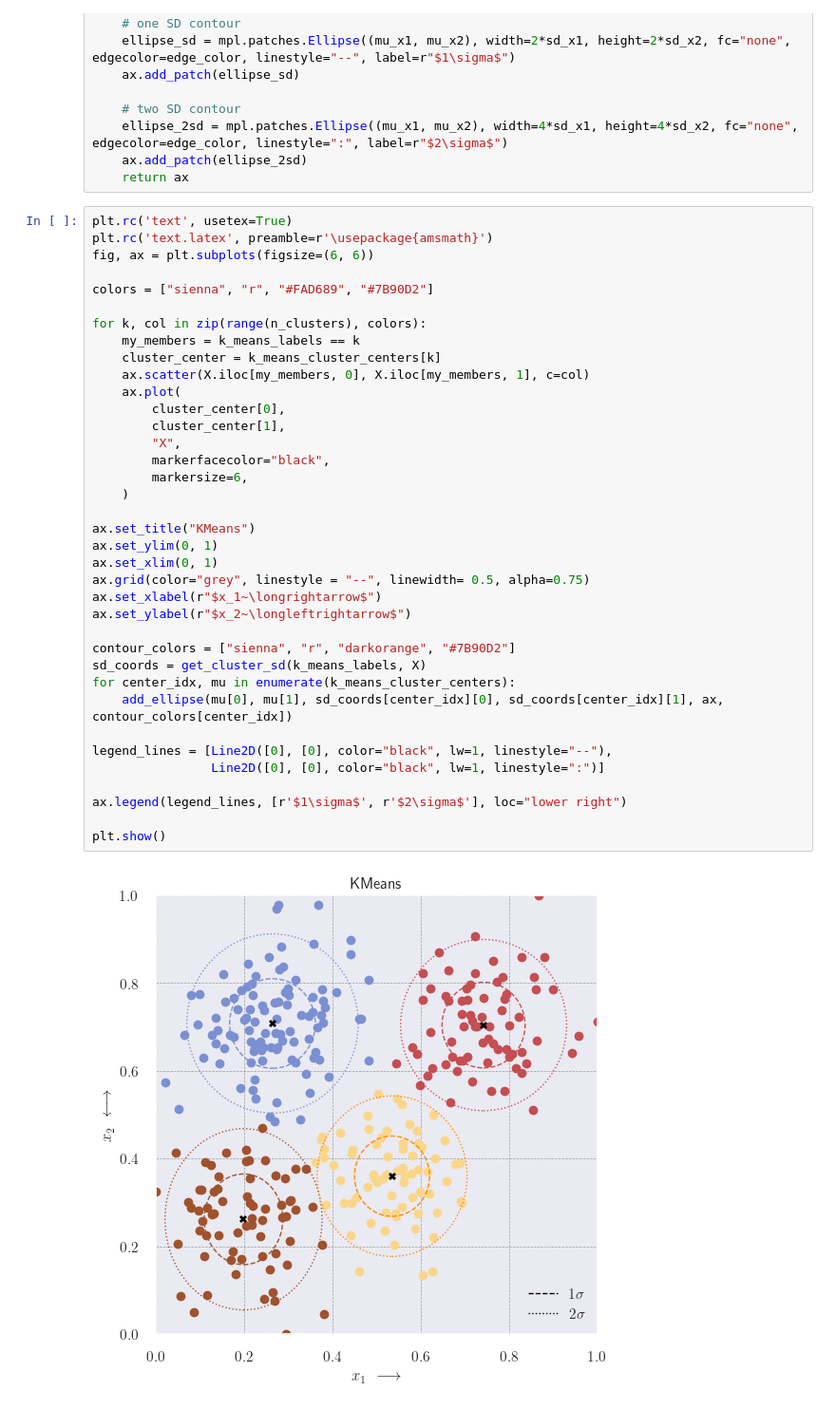
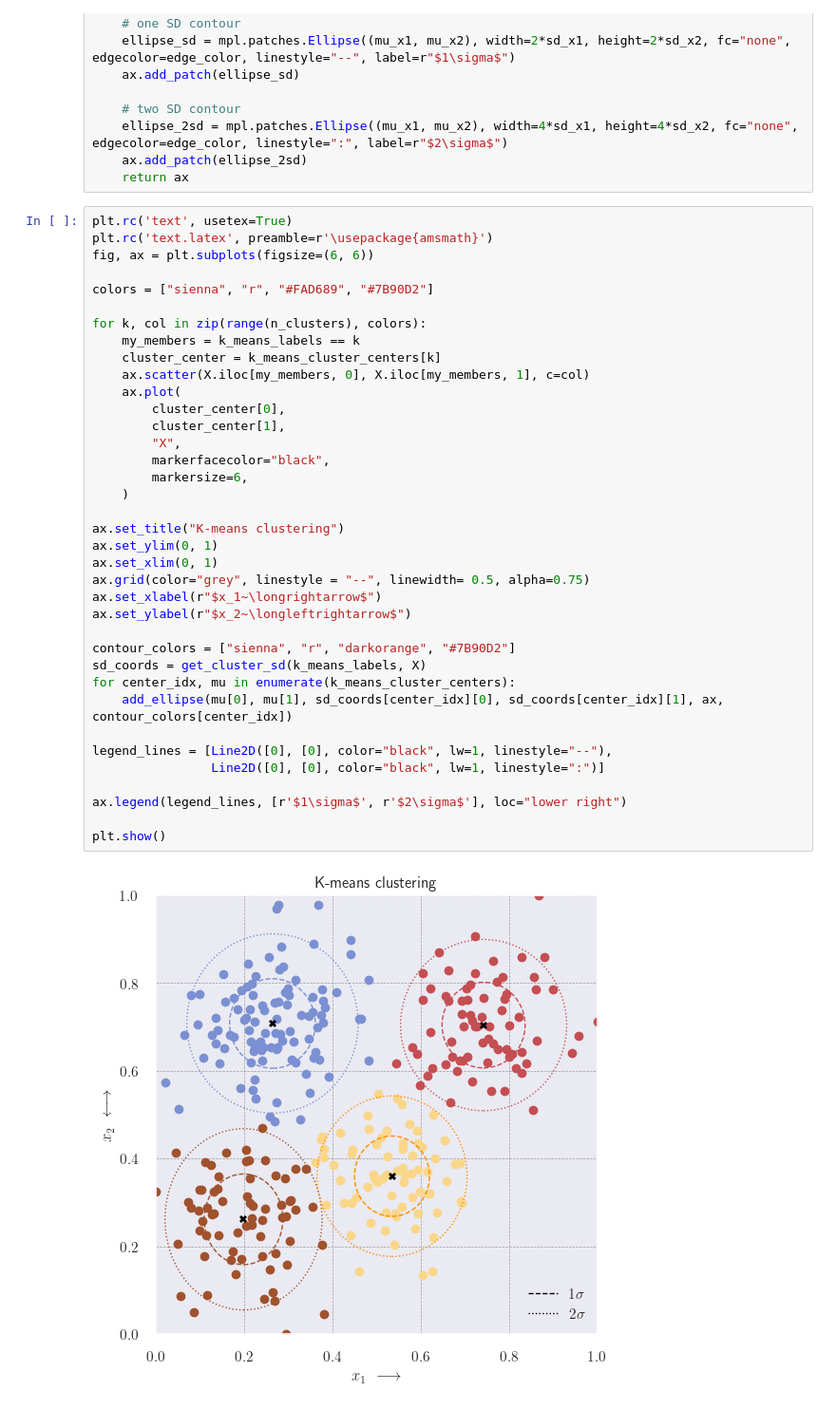
Before and after one commit to xuanxuanxuan-git/facelift, a Jupyter notebook: examples/synthetic_data.ipynb, the cells around one changed output. Shown: that part at 95% size. Drawn from its saved outputs; the diff is of its cells as text.

```diff
--- a/examples/synthetic_data.ipynb
+++ b/examples/synthetic_data.ipynb
@@ -424,32 +428,32 @@ colors = ["sienna", "r", "#FAD689", "#7B90D2"]
 for k, col in zip(range(n_clusters), colors):
     my_members = k_means_labels == k
     cluster_center = k_means_cluster_centers[k]
     ax.scatter(X.iloc[my_members, 0], X.iloc[my_members, 1], c=col)
     ax.plot(
         cluster_center[0],
         cluster_center[1],
         "X",
         markerfacecolor="black",
         markersize=6,
     )
 
-ax.set_title("KMeans")
+ax.set_title("K-means clustering")
 ax.set_ylim(0, 1)
 ax.set_xlim(0, 1)
 ax.grid(color="grey", linestyle = "--", linewidth= 0.5, alpha=0.75)
 ax.set_xlabel(r"$x_1~\longrightarrow$")
 ax.set_ylabel(r"$x_2~\longleftrightarrow$")
 
 contour_colors = ["sienna", "r", "darkorange", "#7B90D2"]
 sd_coords = get_cluster_sd(k_means_labels, X)
 for center_idx, mu in enumerate(k_means_cluster_centers):
     add_ellipse(mu[0], mu[1], sd_coords[center_idx][0], sd_coords[center_idx][1], ax, contour_colors[center_idx])
 
 legend_lines = [Line2D([0], [0], color="black", lw=1, linestyle="--"),
                 Line2D([0], [0], color="black", lw=1, linestyle=":")]
 
 ax.legend(legend_lines, [r'$1\sigma$', r'$2\sigma$'], loc="lower right")
 
 plt.show()
 # %% [output]
-[figure, old version]
+[figure, new version]
```
Also changed, not shown: parts of 2 cells of this notebook.
